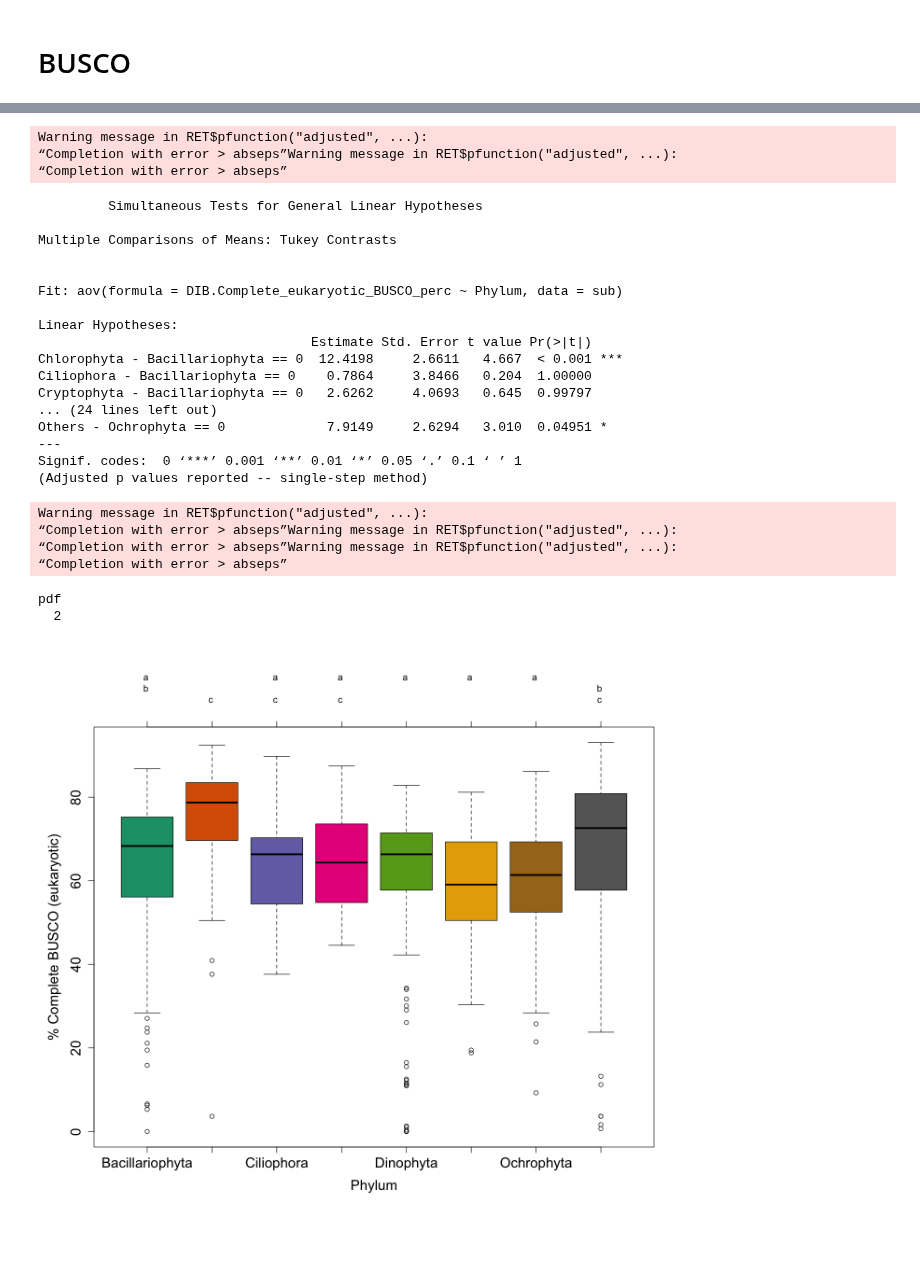
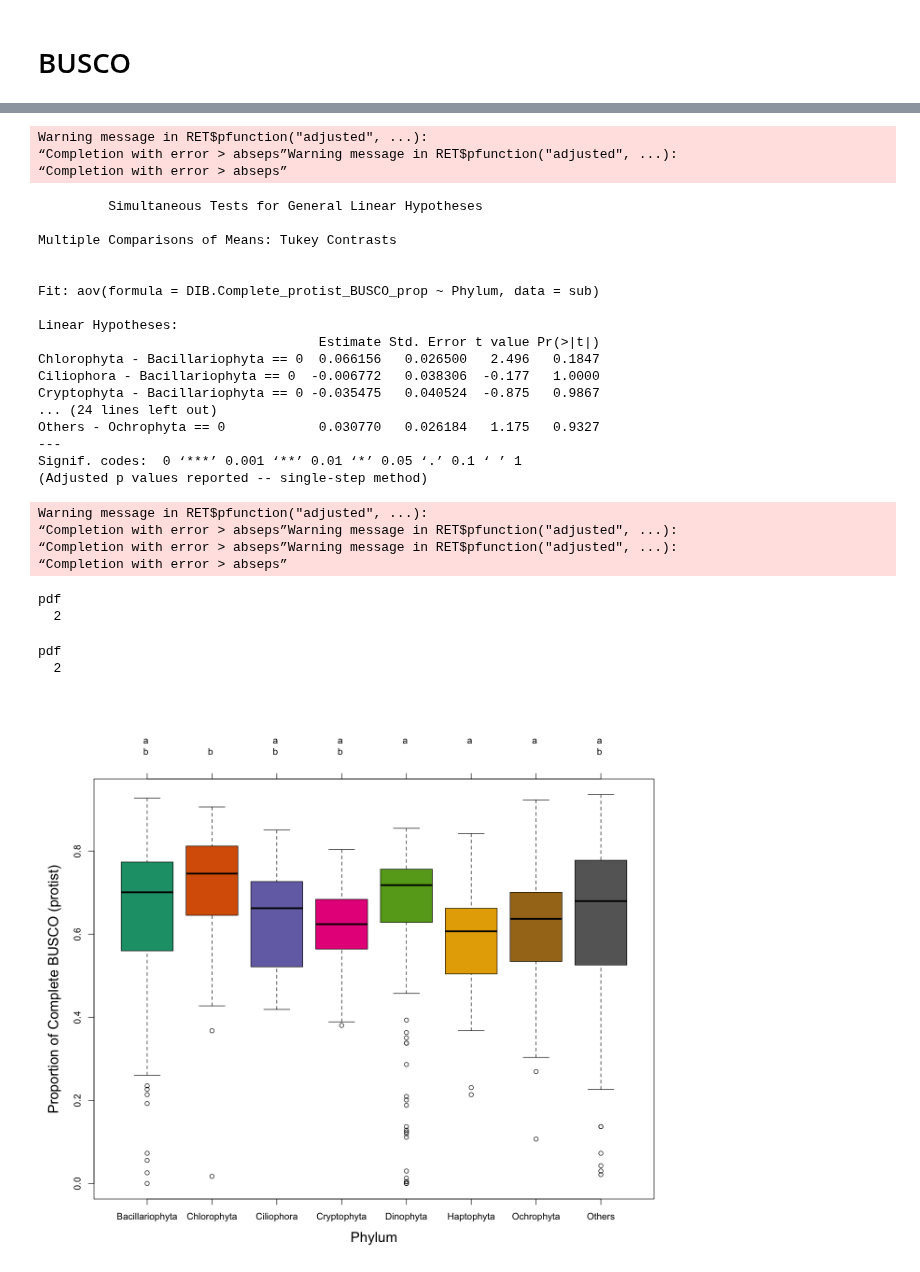
Before and after one commit to johnsolk/MMETSP, a Jupyter notebook: Figure8_taxo_aov.ipynb, the cells around one changed output, grey strips where cells are left out. Cells and saved outputs as stored; diff of their text form; code cells hidden in the pictures; blank space fills up the shorter version.

```diff
--- a/Figure8_taxo_aov.ipynb
+++ b/Figure8_taxo_aov.ipynb
@@ -295,41 +384,47 @@ pdf
 # %%
-fit5 <- aov(DIB.Complete_eukaryotic_BUSCO_perc ~ Phylum,data=sub)
-b<-TukeyHSD(fit5,"Phylum",conf.level=0.95)
-tuk<-glht(fit5,linfct=mcp(Phylum="Tukey"))
+fit6 <- aov(DIB.Complete_protist_BUSCO_prop ~ Phylum,data=sub)
+b<-TukeyHSD(fit6,"Phylum",conf.level=0.95)
+tuk<-glht(fit6,linfct=mcp(Phylum="Tukey"))
 summary(tuk)
-tuk.cld.e<-cld(tuk)
+tuk.cld.f<-cld(tuk)
 opar<-par(mai=c(1,1,1.5,1))
 options(repr.plot.width=12, repr.plot.height=10)
-pdf("paper/Figure8_tukey_taxa_BUSCO.pdf",width=11,height=8.5)
-png("paper/Figure8_tukey_taxa_BUSCO.png",width=11,height=8.5,units="in",res=1200)
-plot(tuk.cld.e,col=colors, ylab="% Complete BUSCO (eukaryotic)",cex.lab=1.5,cex.axis=1.5)
+pdf("paper/Figure8_tukey_taxa_BUSCO_protist.pdf",width=13,height=8.5)
+par(mar=c(6,6,8,2))
+plot(tuk.cld.f,col=colors, ylab="Proportion of Complete BUSCO (protist)",cex.lab=1.5,cex.axis=1)
 dev.off()
-plot(tuk.cld.e,col=colors, ylab="% Complete BUSCO (eukaryotic)",cex.lab=1.5,cex.axis=1.5)
+png("paper/Figure8_tukey_taxa_BUSCO_protist.png",width=13,height=8.5,units="in",res=1200)
+par(mar=c(6,6,8,2))
+plot(tuk.cld.f,col=colors, ylab="Proportion of Complete BUSCO (protist)",cex.lab=1.5,cex.axis=1)
+dev.off()
+plot(tuk.cld.f,col=colors, ylab="Proportion of Complete BUSCO (protist)",cex.lab=1.5,cex.axis=1)
 # %% [output]
 Warning message in RET$pfunction("adjusted", ...):
 “Completion with error > abseps”Warning message in RET$pfunction("adjusted", ...):
 “Completion with error > abseps”
          Simultaneous Tests for General Linear Hypotheses
 
 Multiple Comparisons of Means: Tukey Contrasts
 
 
-Fit: aov(formula = DIB.Complete_eukaryotic_BUSCO_perc ~ Phylum, data = sub)
+Fit: aov(formula = DIB.Complete_protist_BUSCO_prop ~ Phylum, data = sub)
 
 Linear Hypotheses:
-                                   Estimate Std. Error t value Pr(>|t|)
-Chlorophyta - Bacillariophyta == 0  12.4198     2.6611   4.667  < 0.001 ***
-Ciliophora - Bacillariophyta == 0    0.7864     3.8466   0.204  1.00000
-Cryptophyta - Bacillariophyta == 0   2.6262     4.0693   0.645  0.99797
+                                    Estimate Std. Error t value Pr(>|t|)
+Chlorophyta - Bacillariophyta == 0  0.066156   0.026500   2.496   0.1847
+Ciliophora - Bacillariophyta == 0  -0.006772   0.038306  -0.177   1.0000
+Cryptophyta - Bacillariophyta == 0 -0.035475   0.040524  -0.875   0.9867
 ... (24 lines left out)
-Others - Ochrophyta == 0             7.9149     2.6294   3.010  0.04951 *
+Others - Ochrophyta == 0            0.030770   0.026184   1.175   0.9327
 ---
 Signif. codes:  0 ‘***’ 0.001 ‘**’ 0.01 ‘*’ 0.05 ‘.’ 0.1 ‘ ’ 1
 (Adjusted p values reported -- single-step method)
 Warning message in RET$pfunction("adjusted", ...):
 “Completion with error > abseps”Warning message in RET$pfunction("adjusted", ...):
 “Completion with error > abseps”Warning message in RET$pfunction("adjusted", ...):
 “Completion with error > abseps”
 pdf
   2
+pdf
+  2
-[figure, old version]
+[figure, new version]
```
Also changed, not shown: parts of 9 cells of this notebook, 19 other files.
